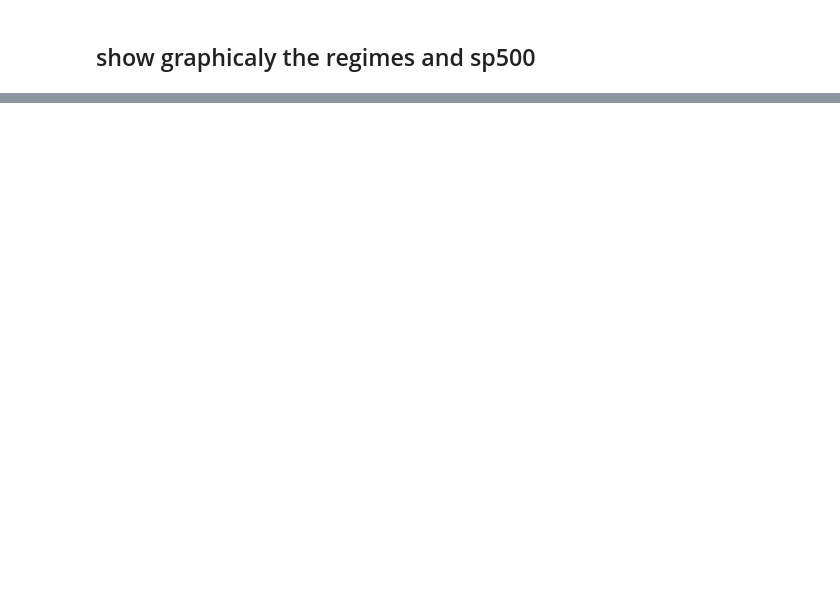
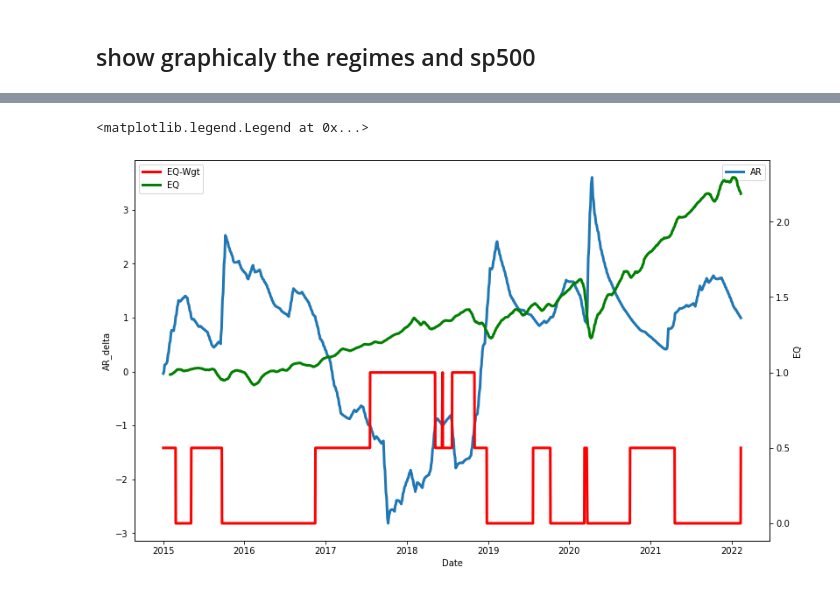
Before and after one commit to jgerhard/quantum-fund, a Jupyter notebook: regime.ipynb, the cells around one changed output, grey strips where cells are left out. Cells and saved outputs as stored; diff of their text form; code cells hidden in the pictures; blank space fills up the shorter version.

```diff
--- a/regime.ipynb
+++ b/regime.ipynb
@@ -335,0 +372,9 @@ sns.lineplot(data=wgts.EQ["01-01-2020":], ax=ax2, color="r")
+# %%
+sns.lineplot(data=df_plot.AR_delta[offset:], linewidth=3, label="AR")
+ax=plt.twinx()
+sns.lineplot(data=wgts.EQ[offset:], ax=ax, linewidth=3, color="r", label="EQ-Wgt")
+sns.lineplot(data=EQ_perform.rolling(21).mean(), label="EQ", color="g", linewidth=3)
+plt.legend()
+# %% [output]
+<matplotlib.legend.Legend at 0x...>
+[figure, added]
```
Also changed, not shown: parts of 11 cells of this notebook, 1 other file.
